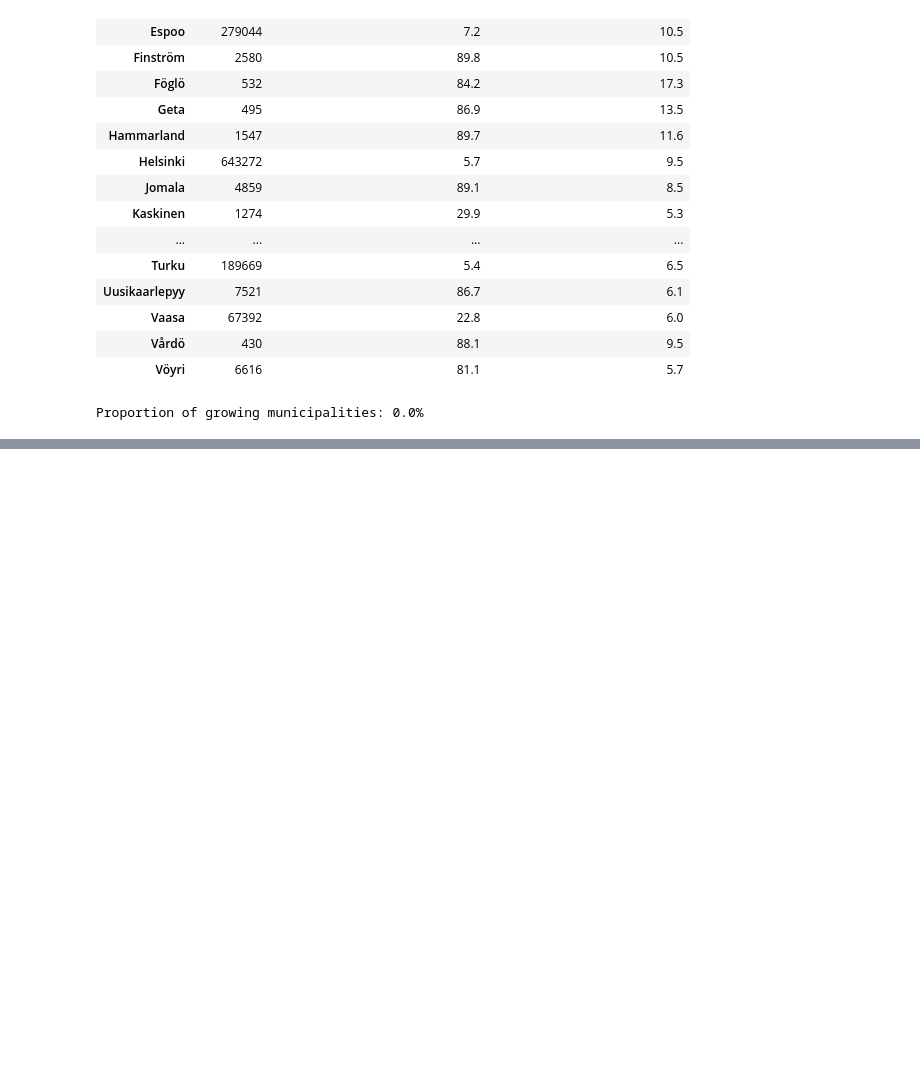
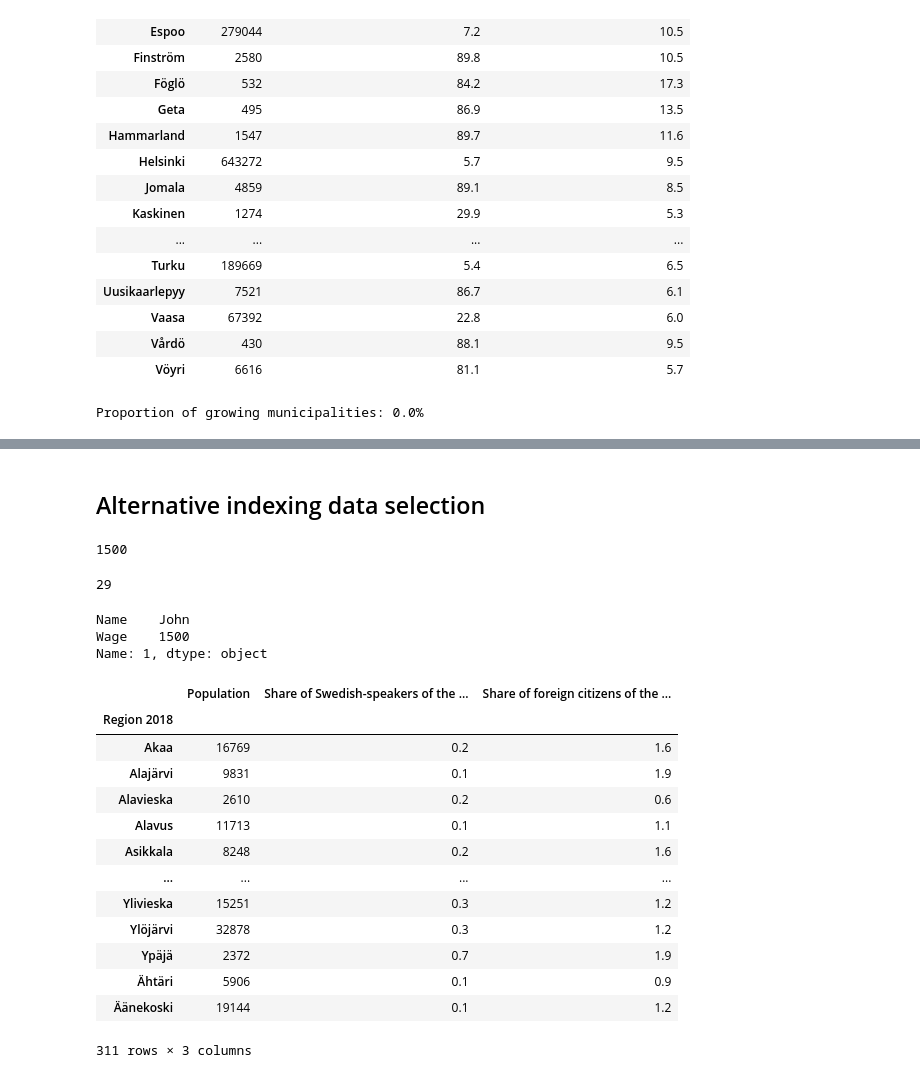
Before and after one commit to annassanchez/HY-2021-DataScience, a Jupyter notebook: week04/Week04.ipynb, the cells around one changed output, grey strips where cells are left out. Cells and saved outputs as stored; diff of their text form; code cells hidden in the pictures; blank space fills up the shorter version.

```diff
--- a/week04/Week04.ipynb
+++ b/week04/Week04.ipynb
@@ -299,7 +300,7 @@ def growing_municipalities(df):
     m = df[df['Population change from the previous year, %']>0]
     return m.shape[0]/df.shape[0]
 
-filename = "src/municipal.tsv"
+filename = "municipal.tsv"
 df = pd.read_csv(filename,sep='\t')
 statement = "Proportion of growing municipalities:"
 proportion = "{:.1f}%".format(growing_municipalities(df)*100)
@@ -324,0 +324,40 @@ Proportion of growing municipalities: 22.8%
+# %% [markdown]
+## Alternative indexing data selection
+# %%
+df.loc[1, "Wage"]
+# %% [output]
+1500
+# %%
+df.iloc[-1,-1] #right lower corner of the DataFrame
+# %% [output]
+29
+# %%
+df.loc[1, ["Name", "Wage"]]
+# %% [output]
+Name    John
+Wage    1500
+Name: 1, dtype: object
+# %%
+## exercise 07: subsetting with loc
+def subsetting_with_loc():
+    df = pd.read_csv("municipal.tsv", index_col=0, sep="\t")
+    df = df["Akaa":"Äänekoski"]
+    df = df.loc[:, ['Population', 'Share of Swedish-speakers of the population, %', 'Share of foreign citizens of the population, %']]
+    return df
+# %%
+subsetting_with_loc()
+# %% [output]
+|  | Population | Share of Swedish-speakers of the ... | Share of foreign citizens of the ... |
+| Region 2018 |  |  |  |
+| Akaa | 16769 | 0.2 | 1.6 |
+| Alajärvi | 9831 | 0.1 | 1.9 |
+| Alavieska | 2610 | 0.2 | 0.6 |
+| Alavus | 11713 | 0.1 | 1.1 |
+| Asikkala | 8248 | 0.2 | 1.6 |
+| ... | ... | ... | ... |
+| Ylivieska | 15251 | 0.3 | 1.2 |
+| Ylöjärvi | 32878 | 0.3 | 1.2 |
+| Ypäjä | 2372 | 0.7 | 1.9 |
+| Ähtäri | 5906 | 0.1 | 0.9 |
+| Äänekoski | 19144 | 0.1 | 1.2 |
+311 rows × 3 columns
```
Also changed, not shown: parts of 7 cells of this notebook.
